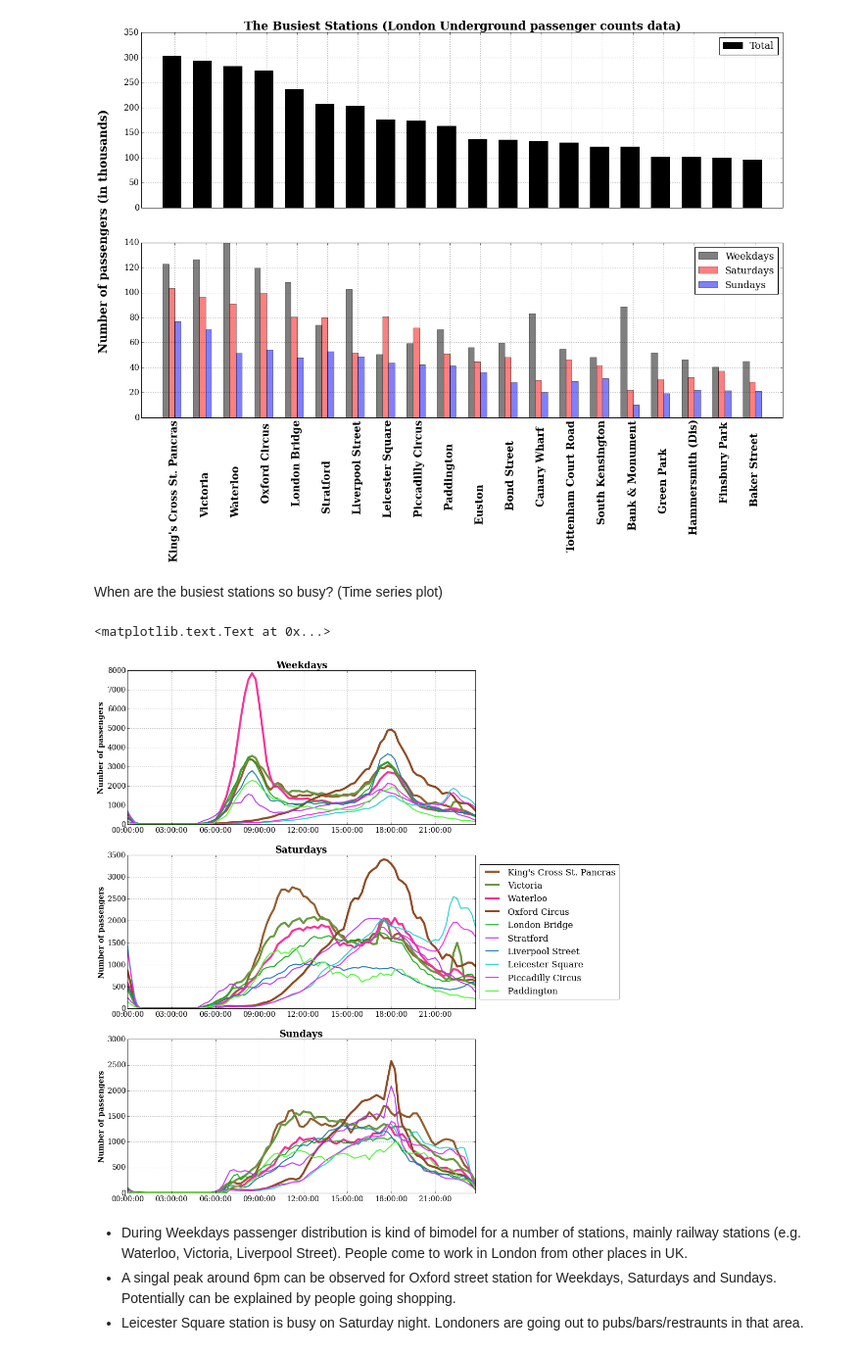
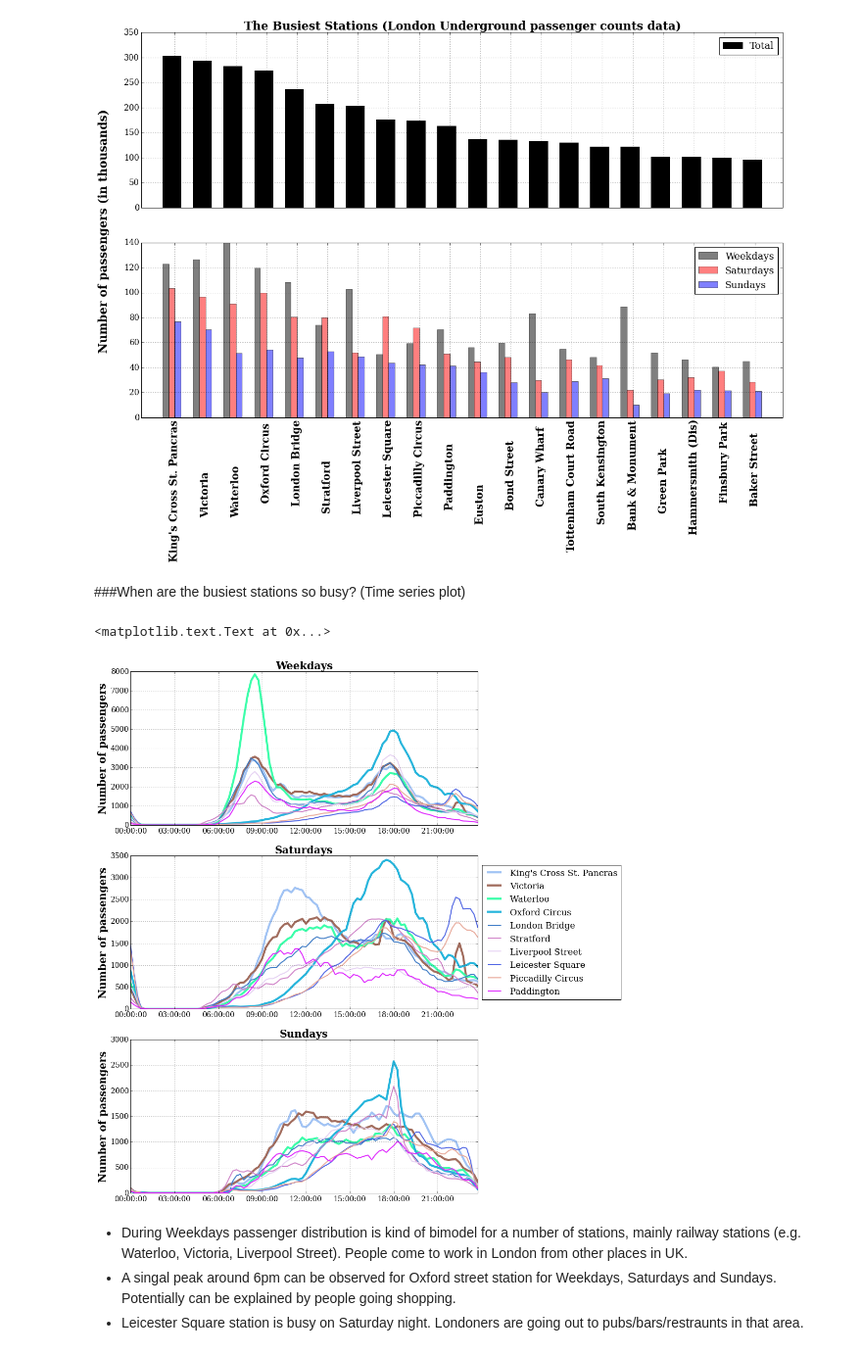
Before and after one commit to AnyaRum/Data_science_intensive_data_story, a Jupyter notebook: Data_story_project_London_underground_data.ipynb, the cells around one changed output. Shown at 98% size. Drawn from its saved outputs; the diff is of its cells as text; code cells hidden in the pictures.

```diff
--- a/Data_story_project_London_underground_data.ipynb
+++ b/Data_story_project_London_underground_data.ipynb
@@ -201,10 +215,11 @@ fig.text(0.08, 0.5, 'Number of passengers (in thousands)', fontweight = 'bold',
 <matplotlib.text.Text at 0x...>
 [figure]
 # %% [markdown]
-When are the busiest stations so busy? (Time series plot)
+###When are the busiest stations so busy? (Time series plot)
 # %%
 #Subsetting the data frames (only leave the busiest stations)
 n_bs = 10 # Consider only top 10 for time series plot
+busy_stations = data_counts_top10.head(n_bs).index
 global busy_stations
 mask = []
 for a in data_counts_week.index:
@@ -229,32 +244,32 @@ def timeseries_plot(df, c, n_bs):
             line = 4
         else:
             line = 2
-        plt.plot(x, df[df.columns[i]], color = c[:,i], linewidth = line, label =df.columns[i] )
+        plt.plot(df.index, df[df.columns[i]], color = c[:,i], linewidth = line, label =df.columns[i] )
     plt.grid()
-    plt.ylabel('Number of passengers', fontweight = 'bold', fontsize = 14)
+    plt.ylabel('Number of passengers', fontweight = 'bold', fontsize = 20)
 # %%
 plt.figure(figsize = (12,18))
 
 ###Time series plot for week days
 plt.subplot(311)
 timeseries_plot(modify_df_for_TS_plot(data_counts_week, mask), c,n_bs)
 #plt.legend(loc='center left', bbox_to_anchor=(1, 0.5))
-plt.title('Weekdays', fontweight = 'bold', fontsize = 18)
+plt.title('Weekdays', fontweight = 'bold', fontsize = 20)
 
 ###Time series plot for Saturdays
 plt.subplot(312)
 timeseries_plot(modify_df_for_TS_plot(data_counts_sat, mask), c,n_bs)
 plt.legend(loc='center left', bbox_to_anchor=(1, 0.5))
-plt.title('Saturdays', fontweight = 'bold', fontsize = 18)
+plt.title('Saturdays', fontweight = 'bold', fontsize = 20)
 
 ###Time series plot for Sundays
 plt.subplot(313)
 timeseries_plot(modify_df_for_TS_plot(data_counts_sun, mask), c,n_bs)
 #plt.legend(loc='center left', bbox_to_anchor=(1, 0.5))
-plt.title('Sundays', fontweight = 'bold', fontsize = 18)
+plt.title('Sundays', fontweight = 'bold', fontsize = 20)
 # %% [output]
 <matplotlib.text.Text at 0x...>
-[figure, old version]
+[figure, new version]
 # %% [markdown]
  - During Weekdays passenger distribution is kind of bimodel for a number of stations, mainly railway stations (e.g. Waterloo, Victoria, Liverpool Street). People come to work in London from other places in UK.
  - A singal peak around 6pm can be observed for Oxford street station for Weekdays, Saturdays and Sundays. Potentially can be explained by people going shopping.
```
Also changed, not shown: parts of 24 cells of this notebook.
